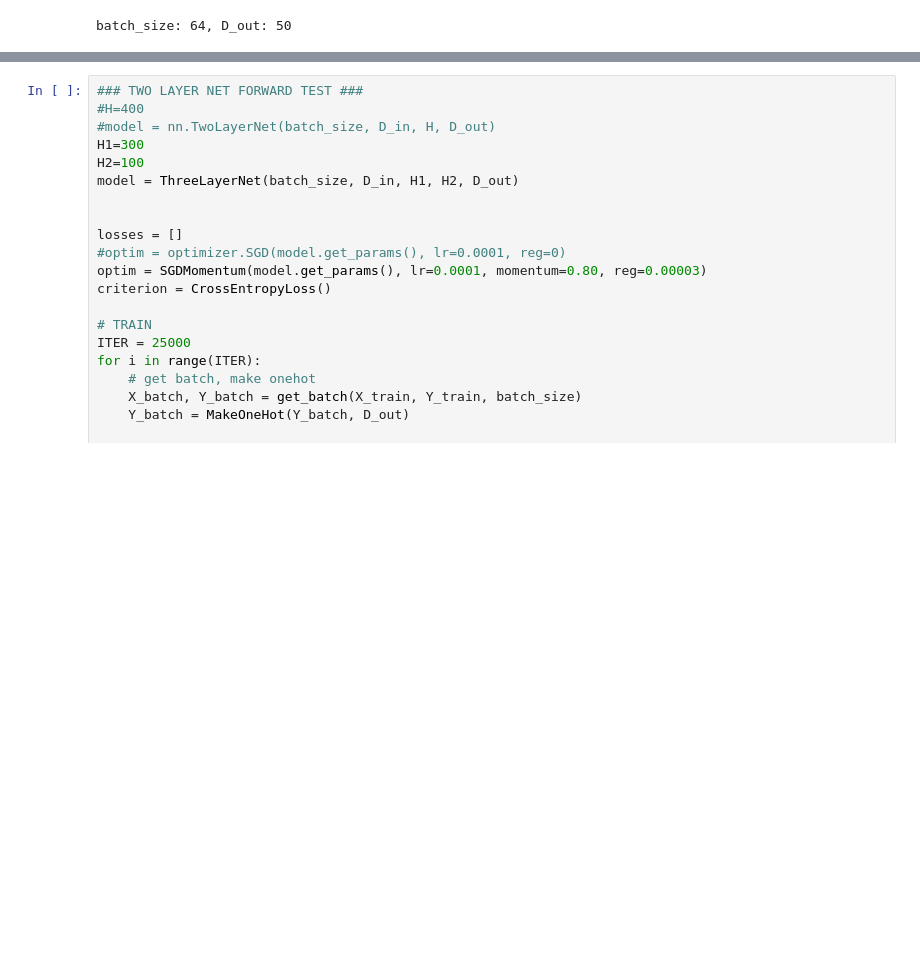
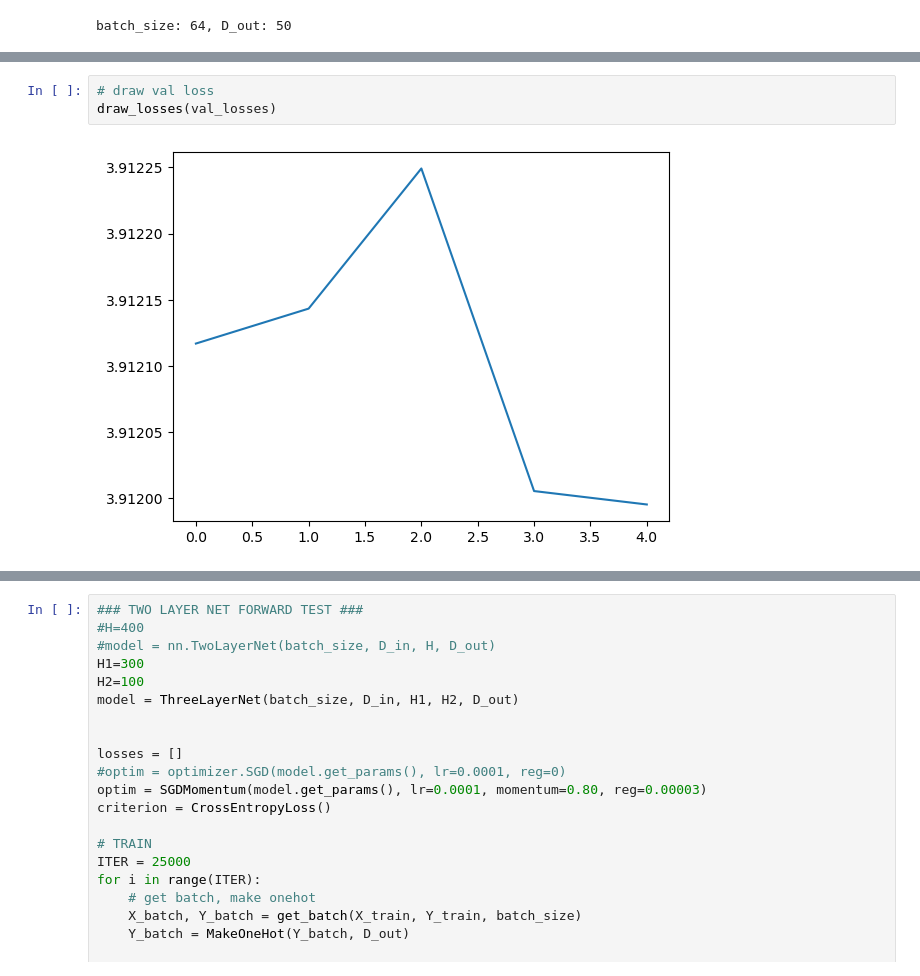
Before and after one commit to butterfly2012010/DeepLearning_HW2, a Jupyter notebook: lenet5_from_scratch.ipynb, the cells around one changed output, grey strips where cells are left out. Cells and saved outputs as stored; diff of their text form; blank space fills up the shorter version.

```diff
--- a/lenet5_from_scratch.ipynb
+++ b/lenet5_from_scratch.ipynb
@@ -761,3 +798,8 @@ draw_losses(losses)
+# %%
+# draw val loss
+draw_losses(val_losses)
+# %% [output]
+[figure, added]
 # %%
 # TRAIN SET ACC
 Y_pred = model.forward(X_train)
```
Also changed, not shown: parts of 8 cells of this notebook, 9 other files.
